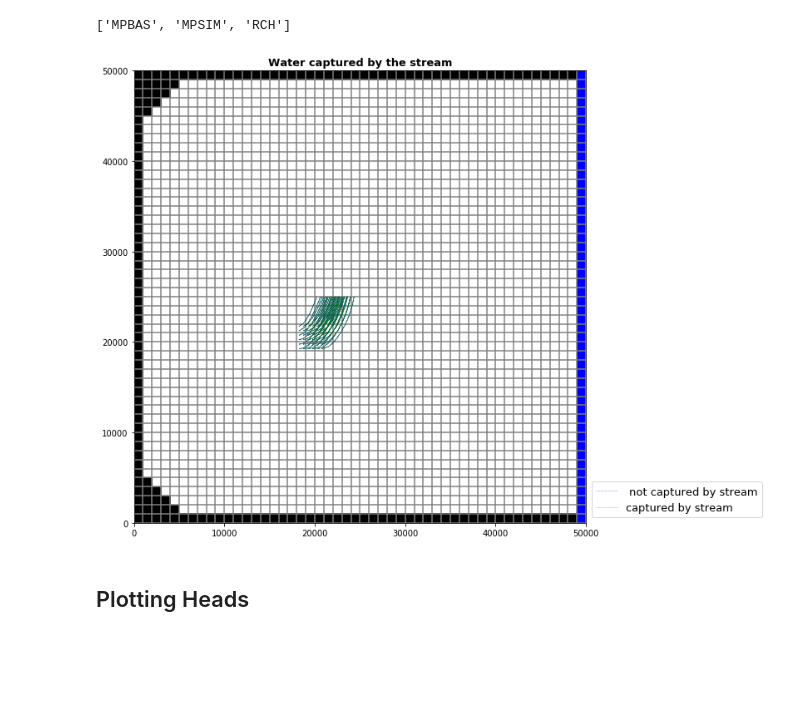
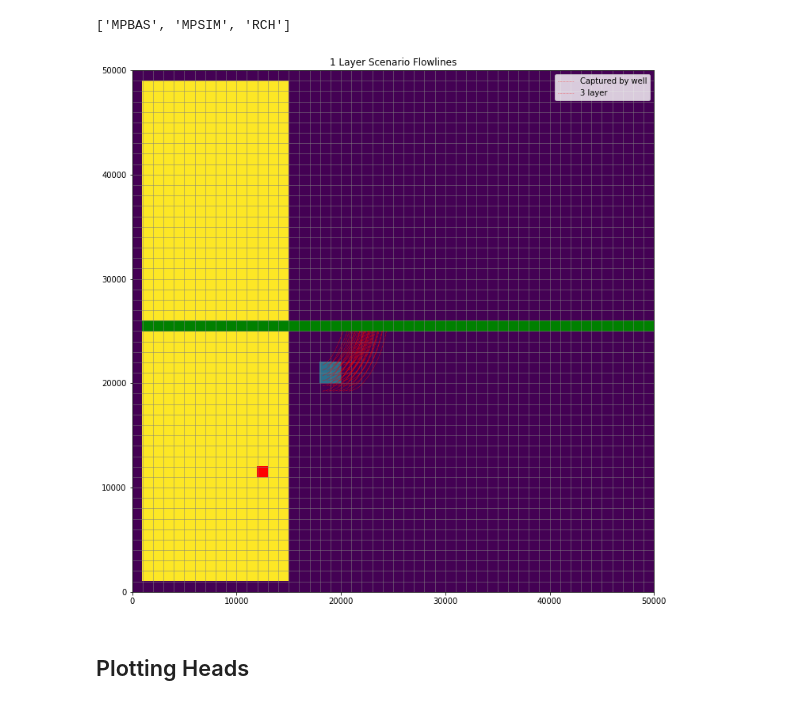
Before and after one commit to groundwater-modeling-Spring2020/GroMore_Project, a Jupyter notebook: Justin/Rach/Scenario56_no_SS-Dave.ipynb, the cells around one changed output. Drawn from its saved outputs; the diff is of its cells as text; code cells hidden in the pictures; blank space fills up the shorter version.

```diff
--- a/Justin/Rach/Scenario56_no_SS-Dave.ipynb
+++ b/Justin/Rach/Scenario56_no_SS-Dave.ipynb
@@ -639,24 +639,30 @@ pall = p.get_alldata()  # formerly pwb and ewb
 eall = e.get_alldata()
 
 # make a subset which is the partlces that end in the well
-rivernodes = list(range(1201, 1250))
+nodewell_aqua = [m.dis.get_node([(0,29,37)])]
+
 
 # print(rivernodes)
-priver = p.get_destination_pathline_data(dest_cells=rivernodes)
-eriver= e.get_destination_endpoint_data(dest_cells=rivernodes)
+priver = p.get_destination_pathline_data(dest_cells=nodewell_aqua)
+eriver= e.get_destination_endpoint_data(dest_cells=nodewell_aqua)
-# %%
-fig = plt.figure(figsize=(10, 10))
-modelmap = flopy.plot.PlotMapView(model=m, layer=0)
-grid = modelmap.plot_grid()
-ib = modelmap.plot_ibound()
-
-modelmap.plot_pathline(pall, layer='all', color='blue', lw=0.5, linestyle=':', label=' not captured by stream') #,marker='o', markercolor='black', markersize=3, markerevery=5)
-modelmap.plot_pathline(priver, layer='all', color='green', lw=0.5, linestyle=':', label='captured by stream') # ,marker='o', markercolor='black', markersize=3, markerevery=5)
-modelmap.ax.legend(loc='lower left', bbox_to_anchor=(1, 0.00),fontsize=13);
-plt.title('Water captured by the stream',fontweight='bold',fontsize=13)
-plt.show(modelmap)
-# %% [output]
-[figure, removed]
+# %%
+fig = plt.figure(figsize=(10, 10))
+ax = fig.add_subplot(1, 1, 1)
+
+ax.set_aspect('equal')
+ax.set_title('1 Layer Scenario Flowlines')
+mm = flopy.plot.PlotMapView(model=m, ax=ax)
+mm.plot_grid(lw=0.5)
+mm.plot_array((rech_zone_forced))
+mm.plot_bc("WEL",label='Well')
+mm.plot_bc(ftype='RIV')
+mm.plot_pathline(pall, layer='all', color='red', lw=0.5, linestyle=':', label='Captured by well') #,marker='o', markercolor='black', markersize=3, markerevery=5)
+mm.plot_pathline(eriver, layer='all', color='red', lw=0.5, linestyle=':', label='3 layer') # ,marker='o', markercolor='black', markersize=3, markerevery=5)
+mm.plot_pathline(priver, layer='all', color='blue', lw=0.5, linestyle=':', label='1 layer') # ,marker='o', markercolor='black', markersize=3, markerevery=5)
+mm.ax.legend();
+plt.tight_layout();
+# %% [output]
+[figure, added]
 # %%
 fig = plt.figure(figsize=(8, 8))
 ax = fig.add_subplot(1, 1, 1, aspect='equal')
```
Also changed, not shown: parts of 3 cells of this notebook, 2 other files.
